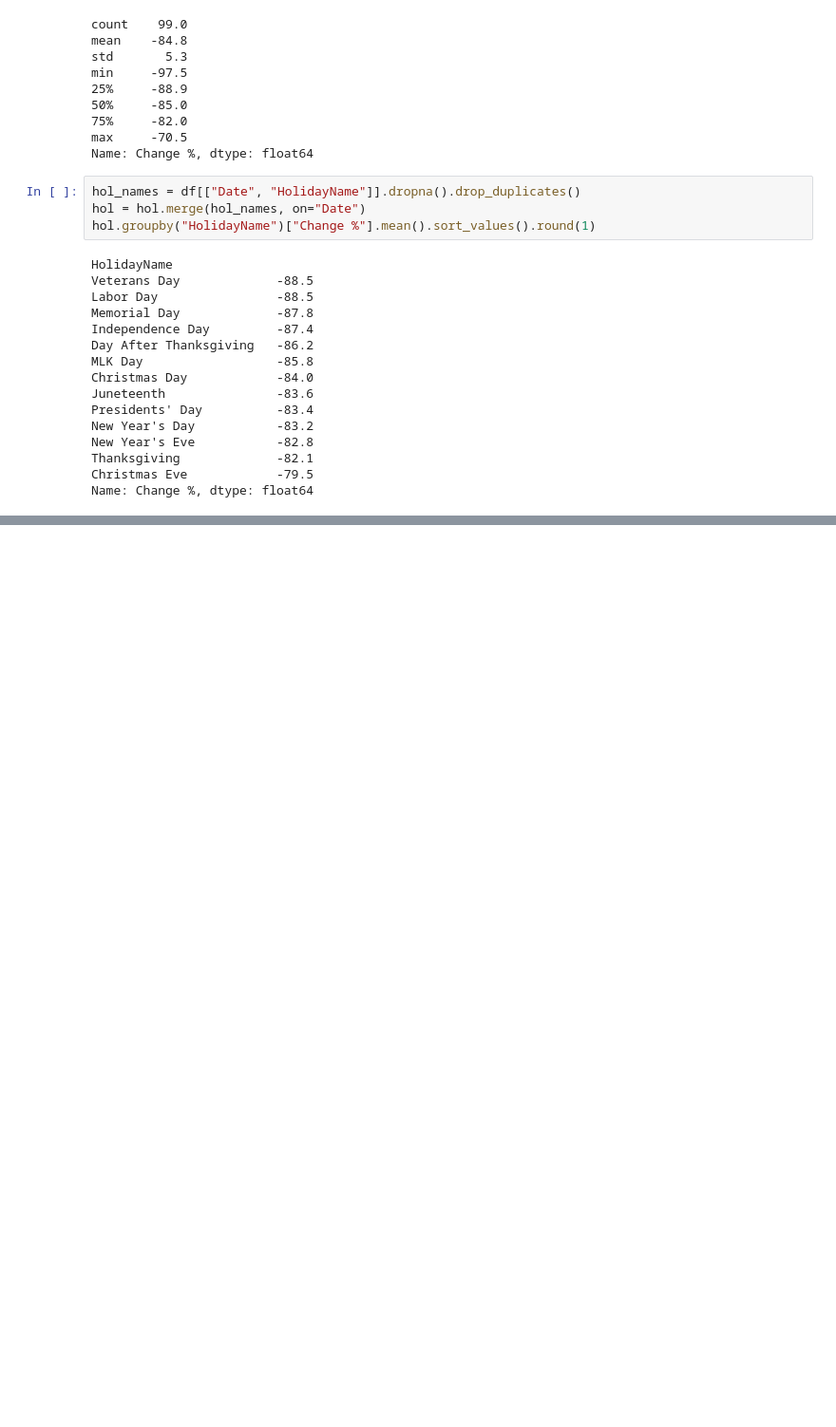
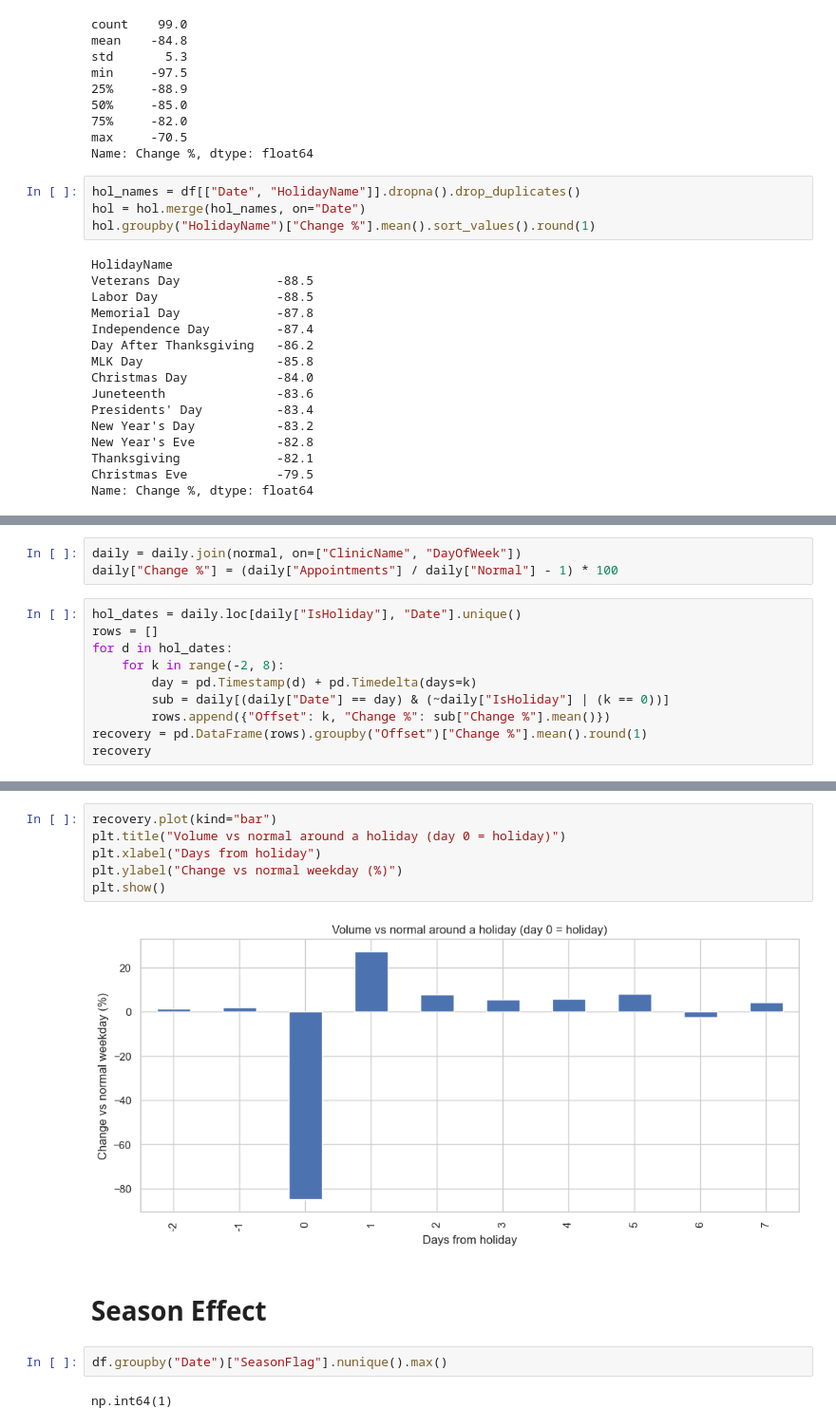
Before and after one commit to grandpacltn/nexora-forecasting, a Jupyter notebook: notebooks/eda.ipynb, the cells around one changed output, grey strips where cells are left out. Shown at 95% size. Saved outputs shown, nothing was run; the diff lists cells and outputs as text; blank space fills up the shorter version.

```diff
--- a/notebooks/eda.ipynb
+++ b/notebooks/eda.ipynb
@@ -399,0 +413,13 @@ Name: Change %, dtype: float64
+# %%
+daily = daily.join(normal, on=["ClinicName", "DayOfWeek"])
+daily["Change %"] = (daily["Appointments"] / daily["Normal"] - 1) * 100
+# %%
+hol_dates = daily.loc[daily["IsHoliday"], "Date"].unique()
+rows = []
+for d in hol_dates:
+    for k in range(-2, 8):
+        day = pd.Timestamp(d) + pd.Timedelta(days=k)
+        sub = daily[(daily["Date"] == day) & (~daily["IsHoliday"] | (k == 0))]
+        rows.append({"Offset": k, "Change %": sub["Change %"].mean()})
+recovery = pd.DataFrame(rows).groupby("Offset")["Change %"].mean().round(1)
+recovery
@@ -399,0 +439,14 @@ Name: Change %, dtype: float64
+# %%
+recovery.plot(kind="bar")
+plt.title("Volume vs normal around a holiday (day 0 = holiday)")
+plt.xlabel("Days from holiday")
+plt.ylabel("Change vs normal weekday (%)")
+plt.show()
+# %% [output]
+[figure, added]
+# %% [markdown]
+# Season Effect
+# %%
+df.groupby("Date")["SeasonFlag"].nunique().max()
+# %% [output]
+np.int64(1)
```
Also changed, not shown: parts of 9 cells of this notebook, 2 other files.
